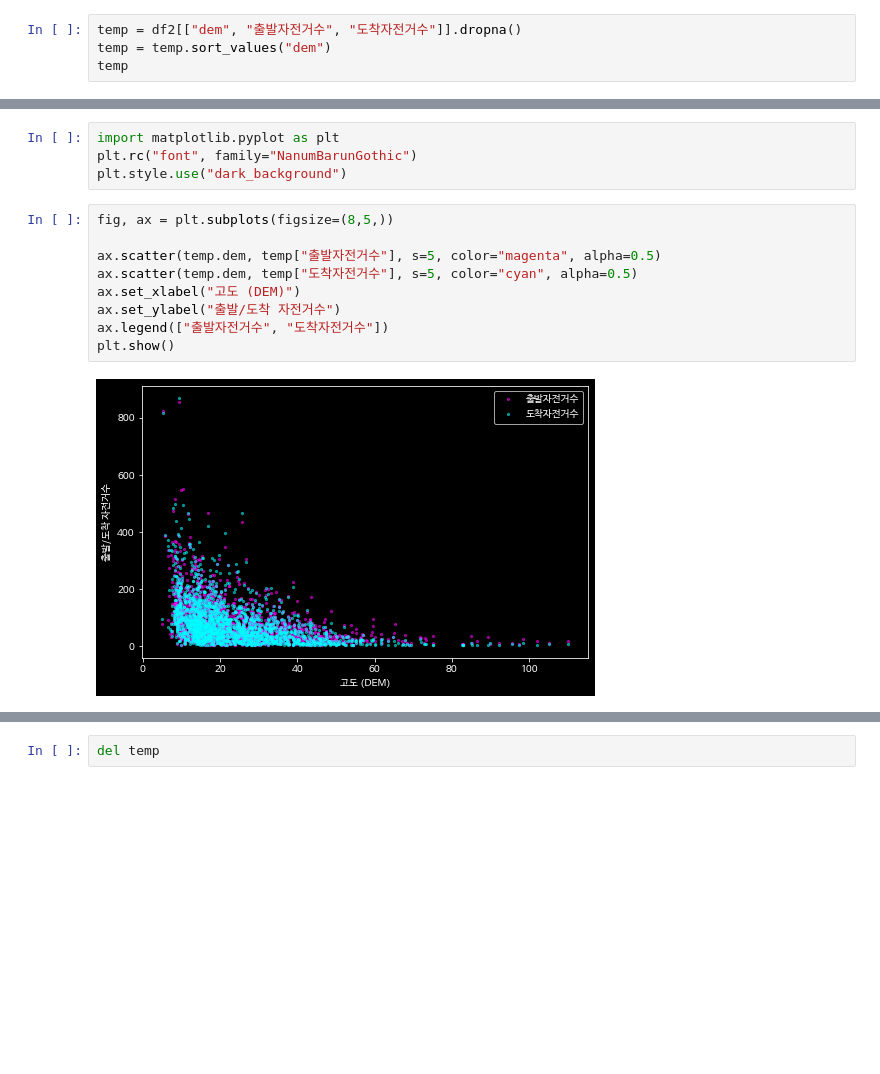
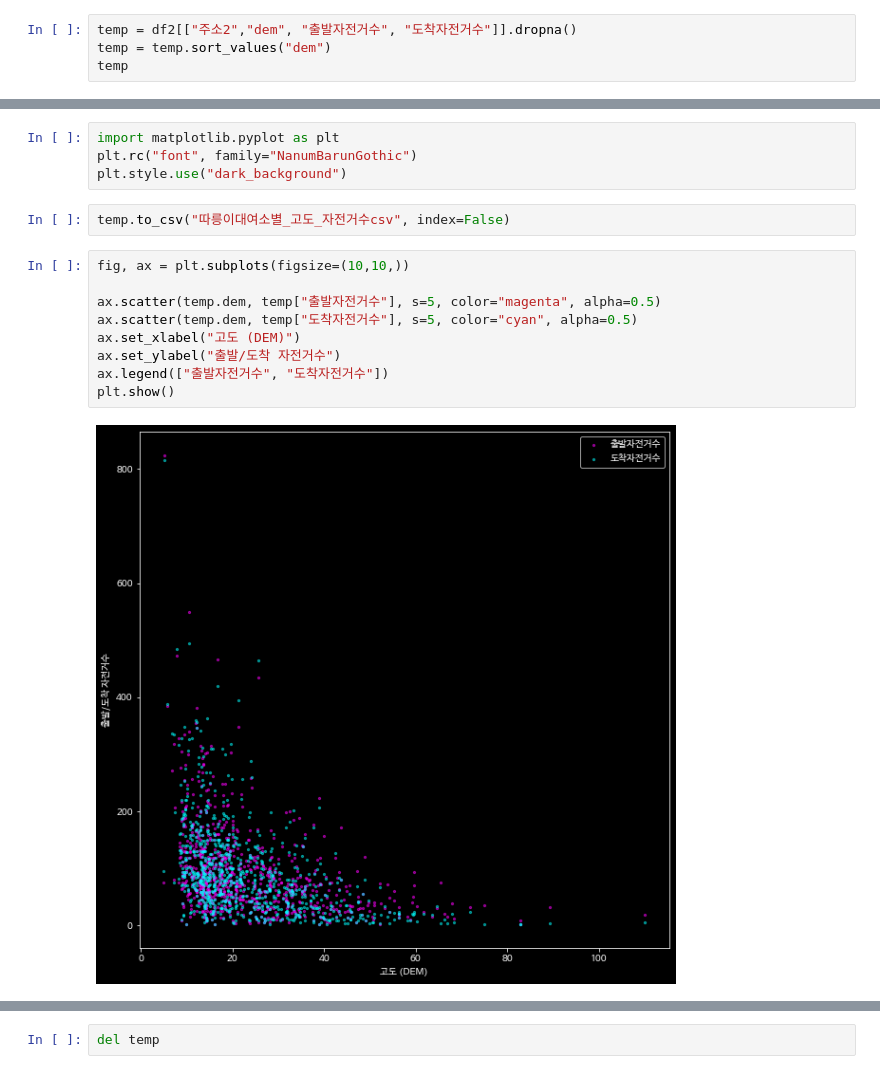
Before and after one commit to dacon-competition-seoul/dacon-seoul, a Jupyter notebook: 대여소분석.ipynb, the cells around one changed output, grey strips where cells are left out. Drawn from its saved outputs; the diff is of its cells as text; blank space fills up the shorter version.

```diff
--- a/대여소분석.ipynb
+++ b/대여소분석.ipynb
@@ -115,7 +115,7 @@ df2 = pd.read_csv("data/대여소별-고도데이터/서울시_따릉이대여
     })
 df2 = df2[df2["위도"]>0].reset_index(drop=True)
 # %%
-temp = df2[["dem", "출발자전거수", "도착자전거수"]].dropna()
+temp = df2[["주소2","dem", "출발자전거수", "도착자전거수"]].dropna()
 temp = temp.sort_values("dem")
 temp
 # %% [output]
@@ -136,14 +136,16 @@ temp
 import matplotlib.pyplot as plt
 plt.rc("font", family="NanumBarunGothic")
 plt.style.use("dark_background")
+# %%
+temp.to_csv("따릉이대여소별_고도_자전거수csv", index=False)
 # %%
-fig, ax = plt.subplots(figsize=(8,5,))
+fig, ax = plt.subplots(figsize=(10,10,))
 
 ax.scatter(temp.dem, temp["출발자전거수"], s=5, color="magenta", alpha=0.5)
 ax.scatter(temp.dem, temp["도착자전거수"], s=5, color="cyan", alpha=0.5)
 ax.set_xlabel("고도 (DEM)")
 ax.set_ylabel("출발/도착 자전거수")
 ax.legend(["출발자전거수", "도착자전거수"])
 plt.show()
 # %% [output]
-[figure, old version]
+[figure, new version]
```
Also changed, not shown: parts of 5 cells of this notebook, 3 other files.
